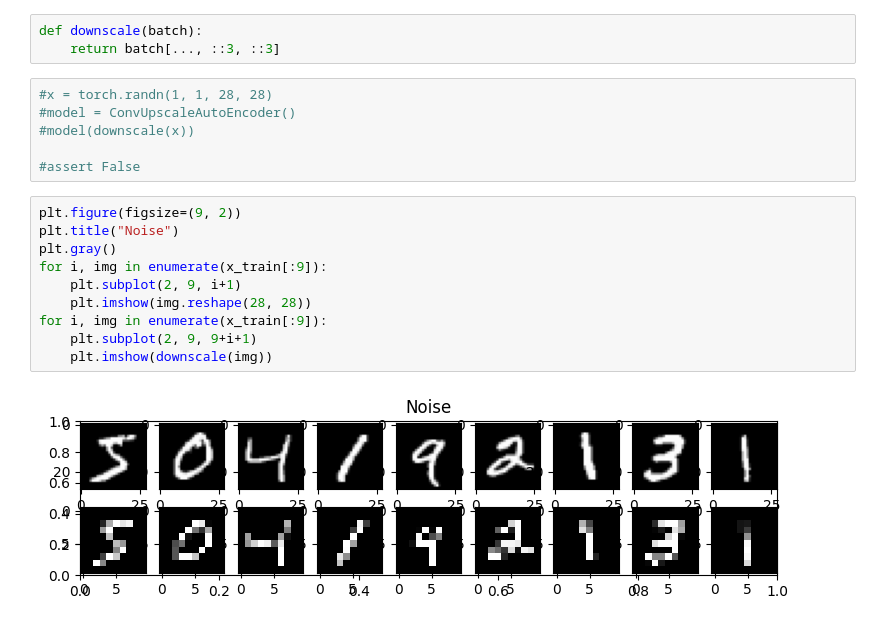
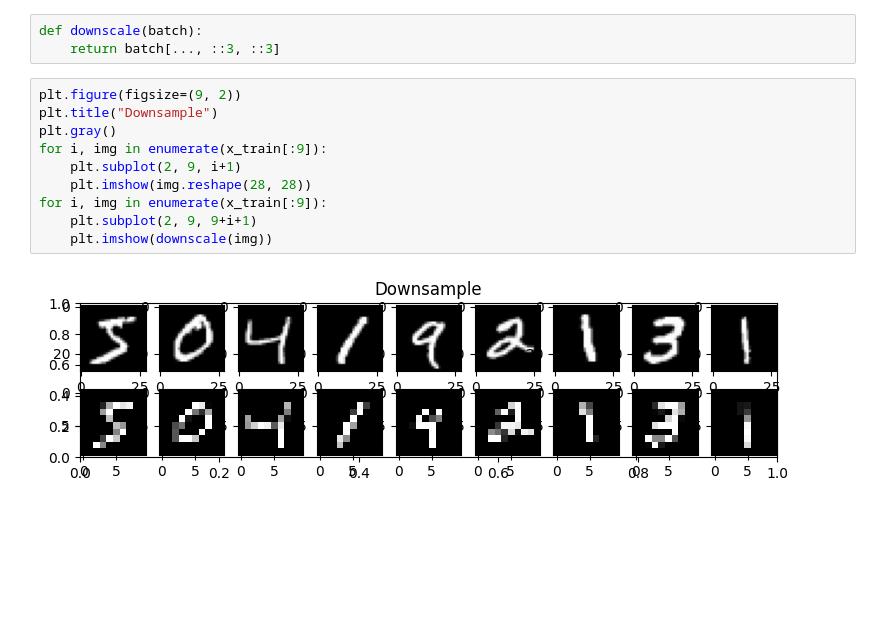
Before and after one commit to jorgenwh/autoencoder, a Jupyter notebook: upscale_autoencoder.ipynb, the cells around one changed output. Drawn from its saved outputs; the diff is of its cells as text; blank space fills up the shorter version.

```diff
--- a/upscale_autoencoder.ipynb
+++ b/upscale_autoencoder.ipynb
@@ -19,23 +19,17 @@ x_train = x_train.astype('float32') / 255.0
 # %%
 def downscale(batch):
     return batch[..., ::3, ::3]
-# %%
-#x = torch.randn(1, 1, 28, 28)
-#model = ConvUpscaleAutoEncoder()
-#model(downscale(x))
-
-#assert False
 # %%
 plt.figure(figsize=(9, 2))
-plt.title("Noise")
+plt.title("Downsample")
 plt.gray()
 for i, img in enumerate(x_train[:9]):
     plt.subplot(2, 9, i+1)
     plt.imshow(img.reshape(28, 28))
 for i, img in enumerate(x_train[:9]):
     plt.subplot(2, 9, 9+i+1)
     plt.imshow(downscale(img))
 # %% [output]
-[figure, old version]
+[figure, new version]
 # %%
 DEVICE = torch.device('cuda' if torch.cuda.is_available() else 'cpu')
```
Also changed, not shown: parts of 3 cells of this notebook, 1 other file.
